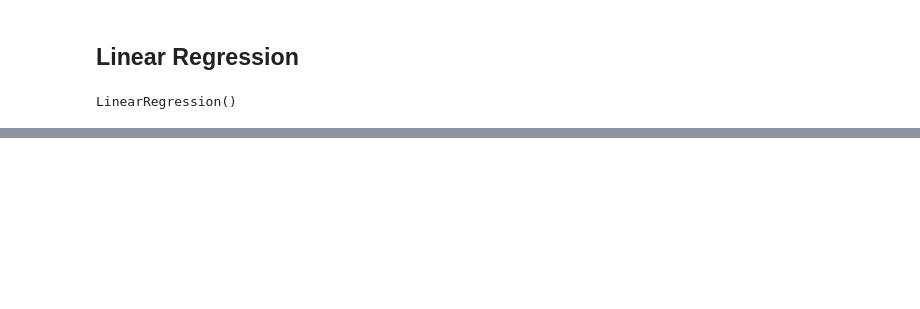
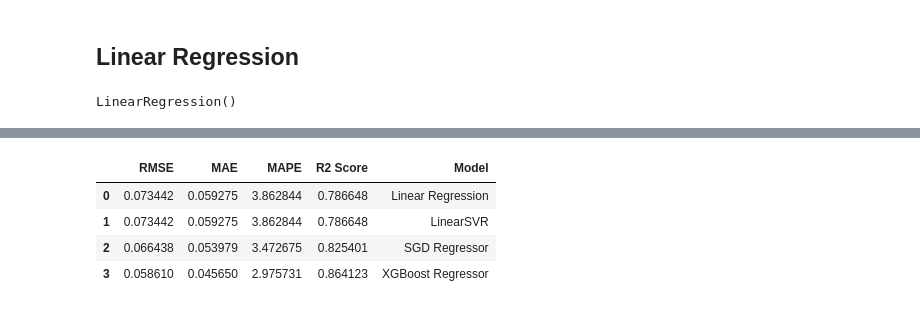
Before and after one commit to RomanShrestha07/CPSC_4830_Group_Project, a Jupyter notebook: Group_Project.ipynb, the cells around one changed output, grey strips where cells are left out. Saved outputs shown, nothing was run; the diff lists cells and outputs as text; code cells hidden in the pictures; blank space fills up the shorter version.

```diff
--- a/Group_Project.ipynb
+++ b/Group_Project.ipynb
@@ -796,5 +829,0 @@ y_pred_lsvr = linear_svr_model.predict(X_test)
-# %%
-from sklearn.linear_model import SGDRegressor
-
-sgd_regressor = SGDRegressor(max_iter=1000, tol=1e-3, random_state=42)
-sgd_regressor.fit(X_train, y_train)
@@ -828,0 +843,19 @@ model_eval(y_test, prediction_dict)
+# %%
+from sklearn.linear_model import SGDRegressor
+from sklearn.model_selection import RepeatedKFold
+
+sgd_regressor = SGDRegressor(max_iter=1000)
+
+cv = RepeatedKFold(n_splits=5, n_repeats=2, random_state=101)
+
+param_sgd = {
+    'alpha': [1e-4, 1e-3, 1e-2, 1e-1],
+    'fit_intercept': [True, False],
+    'eta0': [0.1, 0.01, 0.001],
+    'penalty': ['elasticnet', 'l1', 'l2']
+}
+
+search_sgd = GridSearchCV(sgd_regressor, param_sgd, scoring='neg_root_mean_squared_error', n_jobs=-1, cv=cv)
+
+result_sgd = search_sgd.fit(X_train, y_train)
+y_pred_sgd = search_sgd.predict(X_test)
@@ -828,0 +874,6 @@ model_eval(y_test, prediction_dict)
+# %%
+from xgboost import XGBRegressor
+
+xgb_regressor = XGBRegressor(n_estimators=100, max_depth=5, learning_rate=0.1, random_state=42, n_jobs=-1)
+
+xgb_regressor.fit(X_train, y_train)
@@ -828,0 +894,16 @@ model_eval(y_test, prediction_dict)
+# %%
+prediction_dict = {
+    'Linear Regression': y_pred_lr,
+    'LinearSVR': y_pred_lsvr,
+    'SGD Regressor': y_pred_sgd,
+    'XGBoost Regressor': y_pred_xgb
+}
+
+eval_df = model_eval(y_test, prediction_dict)
+eval_df
+# %% [output]
+|  | RMSE | MAE | MAPE | R2 Score | Model |
+| 0 | 0.073442 | 0.059275 | 3.862844 | 0.786648 | Linear Regression |
+| 1 | 0.073442 | 0.059275 | 3.862844 | 0.786648 | LinearSVR |
+| 2 | 0.066438 | 0.053979 | 3.472675 | 0.825401 | SGD Regressor |
+| 3 | 0.058610 | 0.045650 | 2.975731 | 0.864123 | XGBoost Regressor |
```
Also changed, not shown: parts of 16 cells of this notebook.
